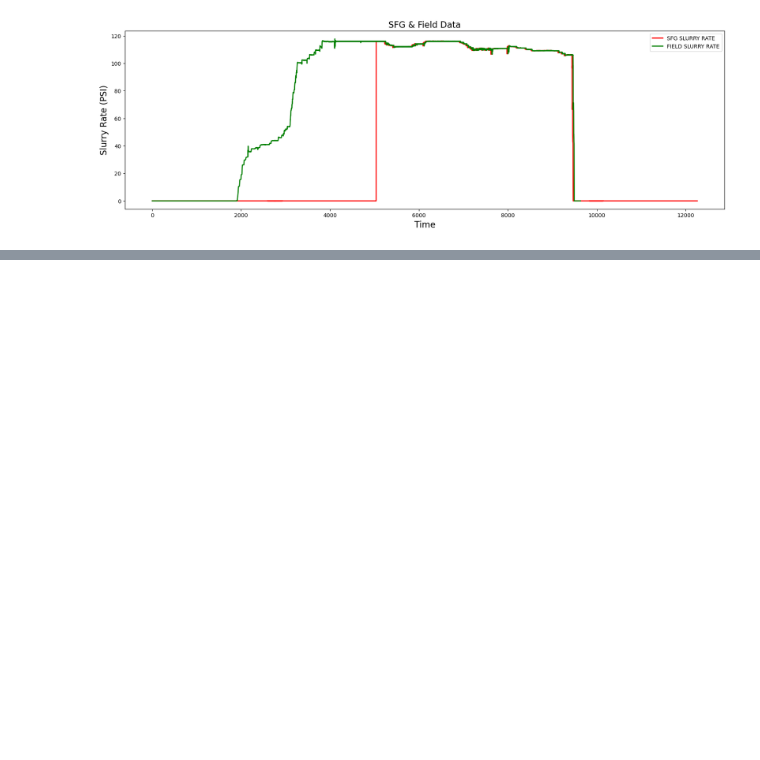
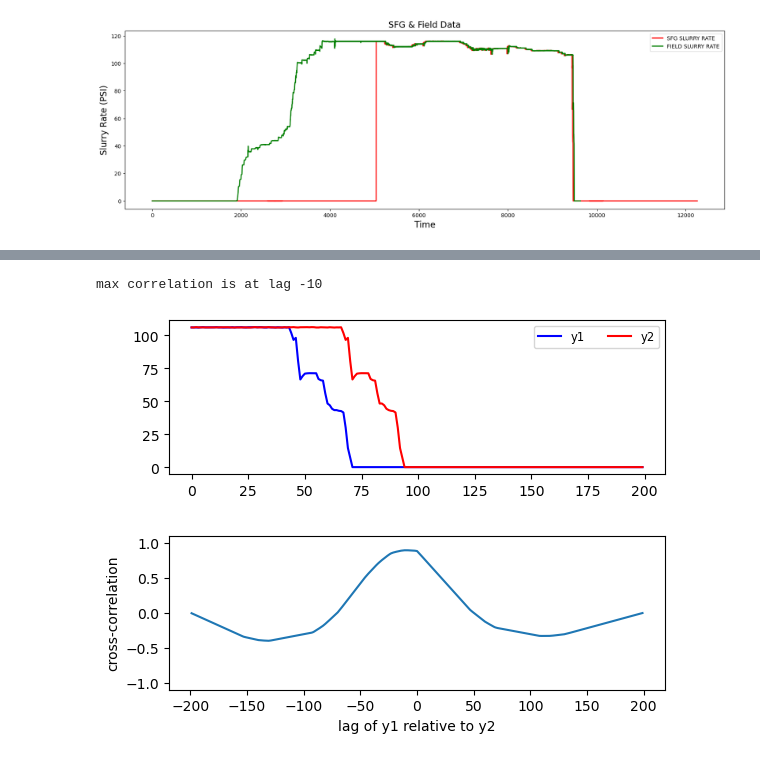
Before and after one commit to rivillasm/python_code, a Jupyter notebook: python_052_empty_rows_shift.ipynb, the cells around one changed output, grey strips where cells are left out. Saved outputs shown, nothing was run; the diff lists cells and outputs as text; code cells hidden in the pictures; blank space fills up the shorter version.

```diff
--- a/python_052_empty_rows_shift.ipynb
+++ b/python_052_empty_rows_shift.ipynb
@@ -151,0 +158,14 @@ plt.show()
+# %%
+# convertion to series
+
+start_date = 9400
+end_date = 9600
+
+sfg_s = df_sfg_emtpyrows['Slurry Rate'][start_date:end_date].interpolate().values.tolist()
+print(type(sfg_s))
+print(np.count_nonzero(np.isnan(sfg_s)))
+
+
+field_s = df_field['SlurryRate'][start_date:end_date].interpolate().values.tolist()
+print(type(field_s))
+print(np.count_nonzero(np.isnan(field_s)))
@@ -151,0 +316,42 @@ plt.show()
+# %%
+import numpy as np
+import matplotlib.pyplot as plt
+import pandas as pd
+
+# Sample data
+data = {'Series1': sfg_s,
+        'Series2': field_s}
+
+# df_series1 = pd.DataFrame(data['Series1'])
+# df_series2 = pd.DataFrame(data['Series2'])
+
+# Create DataFrame
+# df = pd.concat([df_series1,df_series2], ignore_index=True, axis=1)
+npts = len(data['Series1'])
+#plt.plot(df_series1.index.values,df_series1.values.flatten(), 'b', label='y1')
+#print(df_series1.index.values, type(df_series1.values.flatten()))
+
+
+lags = np.arange(-npts + 1, npts)
+ccov = np.correlate(data['Series1'] - np.mean(data['Series1']), data['Series2'] - np.mean(data['Series2']), mode='full')
+ccor = ccov / (npts * np.std(data['Series1']) * np.std(data['Series2']))
+
+fig, axs = plt.subplots(nrows=2)
+fig.subplots_adjust(hspace=0.4)
+ax = axs[0]
+ax.plot(data['Series1'], 'b', label='y1')
+ax.plot(data['Series2'], 'r', label='y2')
+#ax.set_ylim(-10, 10)
+ax.legend(loc='upper right', fontsize='small', ncol=2)
+
+ax = axs[1]
+ax.plot(lags, ccor)
+ax.set_ylim(-1.1, 1.1)
+ax.set_ylabel('cross-correlation')
+ax.set_xlabel('lag of y1 relative to y2')
+
+maxlag = lags[np.argmax(ccor)]
+print("max correlation is at lag %d" % maxlag)
+# %% [output]
+max correlation is at lag -10
+[figure, added]
```
Also changed, not shown: parts of 11 cells of this notebook.
